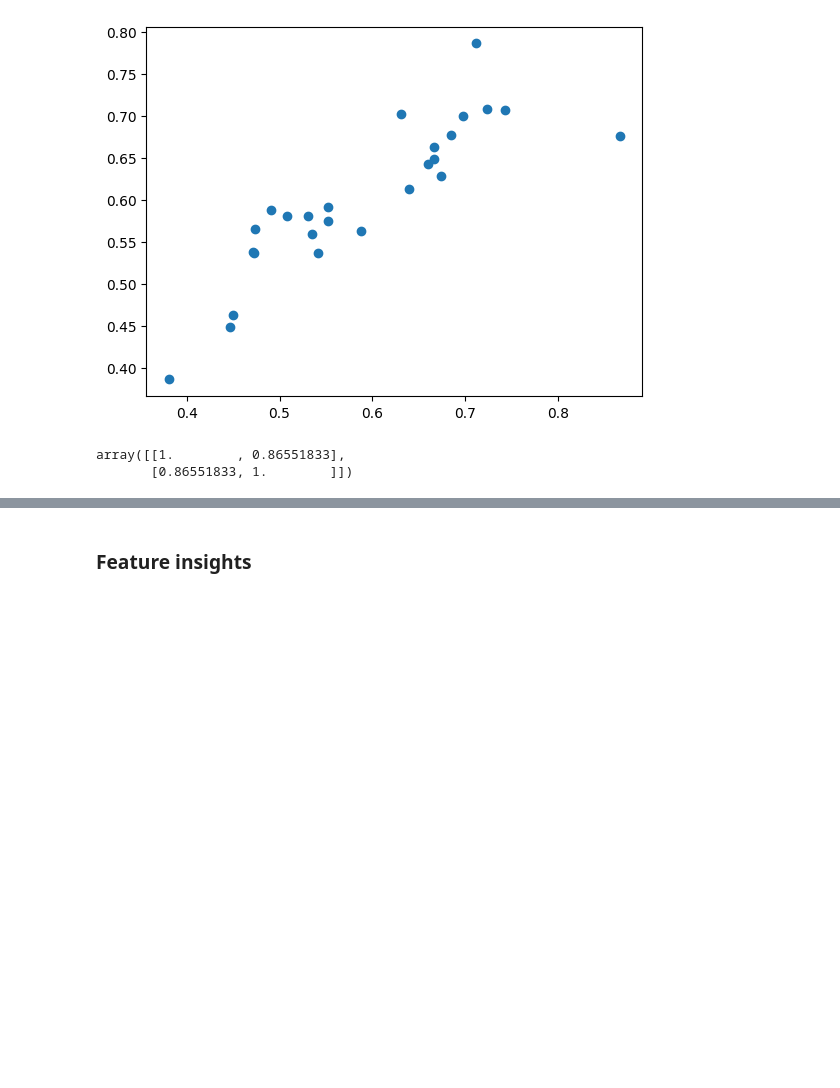
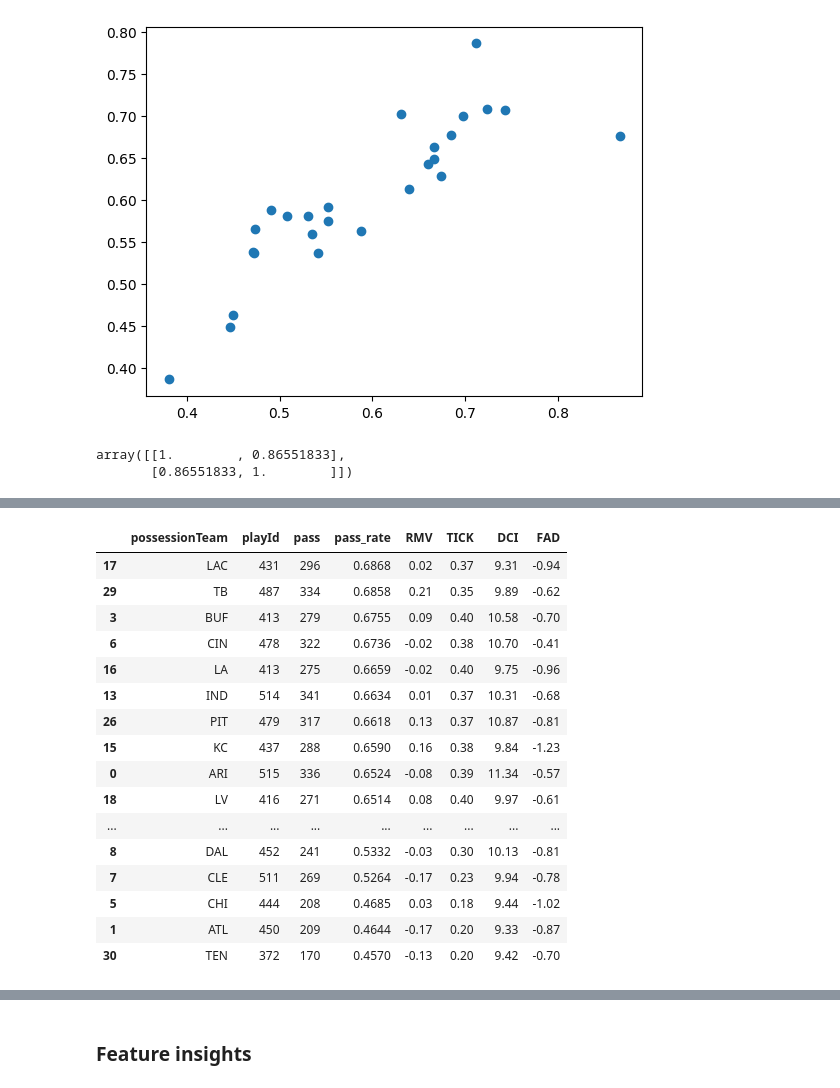
Before and after one commit to meagvo/NFL_BDB2025, a Jupyter notebook: pred-nov8-working.ipynb, the cells around one changed output, grey strips where cells are left out. Saved outputs shown, nothing was run; the diff lists cells and outputs as text; code cells hidden in the pictures; blank space fills up the shorter version.

```diff
--- a/pred-nov8-working.ipynb
+++ b/pred-nov8-working.ipynb
@@ -597,0 +641,20 @@ array([[1.        , 0.86551833],
+# %%
+leaderboard.sort_values(by='pass_rate', ascending=False)
+# %% [output]
+|  | possessionTeam | playId | pass | pass_rate | RMV | TICK | DCI | FAD |
+| 17 | LAC | 431 | 296 | 0.6868 | 0.02 | 0.37 | 9.31 | -0.94 |
+| 29 | TB | 487 | 334 | 0.6858 | 0.21 | 0.35 | 9.89 | -0.62 |
+| 3 | BUF | 413 | 279 | 0.6755 | 0.09 | 0.40 | 10.58 | -0.70 |
+| 6 | CIN | 478 | 322 | 0.6736 | -0.02 | 0.38 | 10.70 | -0.41 |
+| 16 | LA | 413 | 275 | 0.6659 | -0.02 | 0.40 | 9.75 | -0.96 |
+| 13 | IND | 514 | 341 | 0.6634 | 0.01 | 0.37 | 10.31 | -0.68 |
+| 26 | PIT | 479 | 317 | 0.6618 | 0.13 | 0.37 | 10.87 | -0.81 |
+| 15 | KC | 437 | 288 | 0.6590 | 0.16 | 0.38 | 9.84 | -1.23 |
+| 0 | ARI | 515 | 336 | 0.6524 | -0.08 | 0.39 | 11.34 | -0.57 |
+| 18 | LV | 416 | 271 | 0.6514 | 0.08 | 0.40 | 9.97 | -0.61 |
+| ... | ... | ... | ... | ... | ... | ... | ... | ... |
+| 8 | DAL | 452 | 241 | 0.5332 | -0.03 | 0.30 | 10.13 | -0.81 |
+| 7 | CLE | 511 | 269 | 0.5264 | -0.17 | 0.23 | 9.94 | -0.78 |
+| 5 | CHI | 444 | 208 | 0.4685 | 0.03 | 0.18 | 9.44 | -1.02 |
+| 1 | ATL | 450 | 209 | 0.4644 | -0.17 | 0.20 | 9.33 | -0.87 |
+| 30 | TEN | 372 | 170 | 0.4570 | -0.13 | 0.20 | 9.42 | -0.70 |
```
Also changed, not shown: parts of 14 cells of this notebook, 3 other files.
